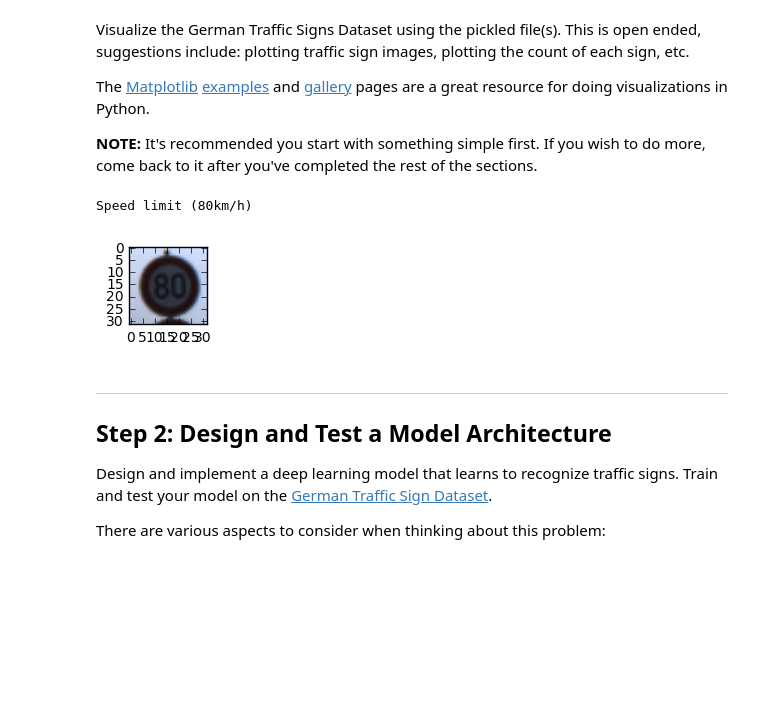
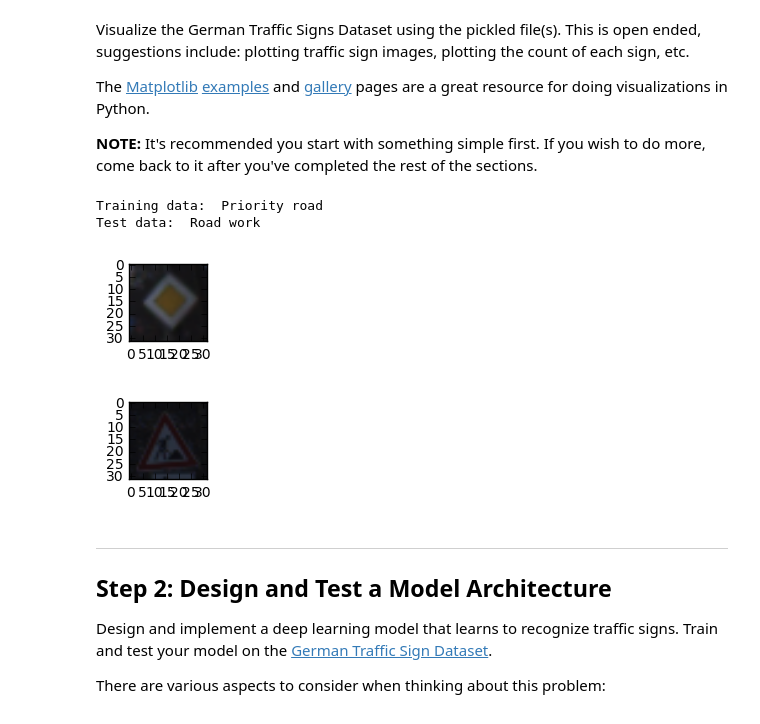
Before and after one commit to chilisy/CarND-Traffic-Sign-Classifier-Project, a Jupyter notebook: Traffic_Sign_Classifier.ipynb, the cells around one changed output. Saved outputs shown, nothing was run; the diff lists cells and outputs as text; code cells hidden in the pictures; blank space fills up the shorter version.

```diff
--- a/Traffic_Sign_Classifier.ipynb
+++ b/Traffic_Sign_Classifier.ipynb
@@ -103,25 +104,34 @@ The [Matplotlib](http://matplotlib.org/) [examples](http://matplotlib.org/exampl
 # %%
 ### Data exploration visualization goes here.
 ### Feel free to use as many code cells as needed.
 
 # Get Sign Names from CSV-Table
 csv_file = 'signnames.csv'
 col_names = ['ClassId', 'SignName']
 data = pandas.read_csv(csv_file, names=col_names)
 signnames = data.SignName.tolist()
 signnames = signnames[1:len(signnames)]
 
 # Get random sign
 index = random.randint(0, len(X_train_raw))
 image = X_train_raw[index].squeeze()
 
+index1 = random.randint(0, len(X_test))
+image1 = X_test[index1].squeeze()
+
 # Plot
 plt.figure(figsize=(1,1))
 plt.imshow(image)
-print(signnames[y_train[index]])
+print("Training data: ", signnames[y_train[index]])
+
+plt.figure(figsize=(1,1))
+plt.imshow(image1)
+print("Test data: ", signnames[y_test[index1]])
 # %% [output]
-Speed limit (80km/h)
+Training data:  Priority road
+Test data:  Road work
-[figure, old version]
+[figure, new version]
+[figure, added]
 # %% [markdown]
 ----
 
```
Also changed, not shown: parts of 4 cells of this notebook, 2 other files.
